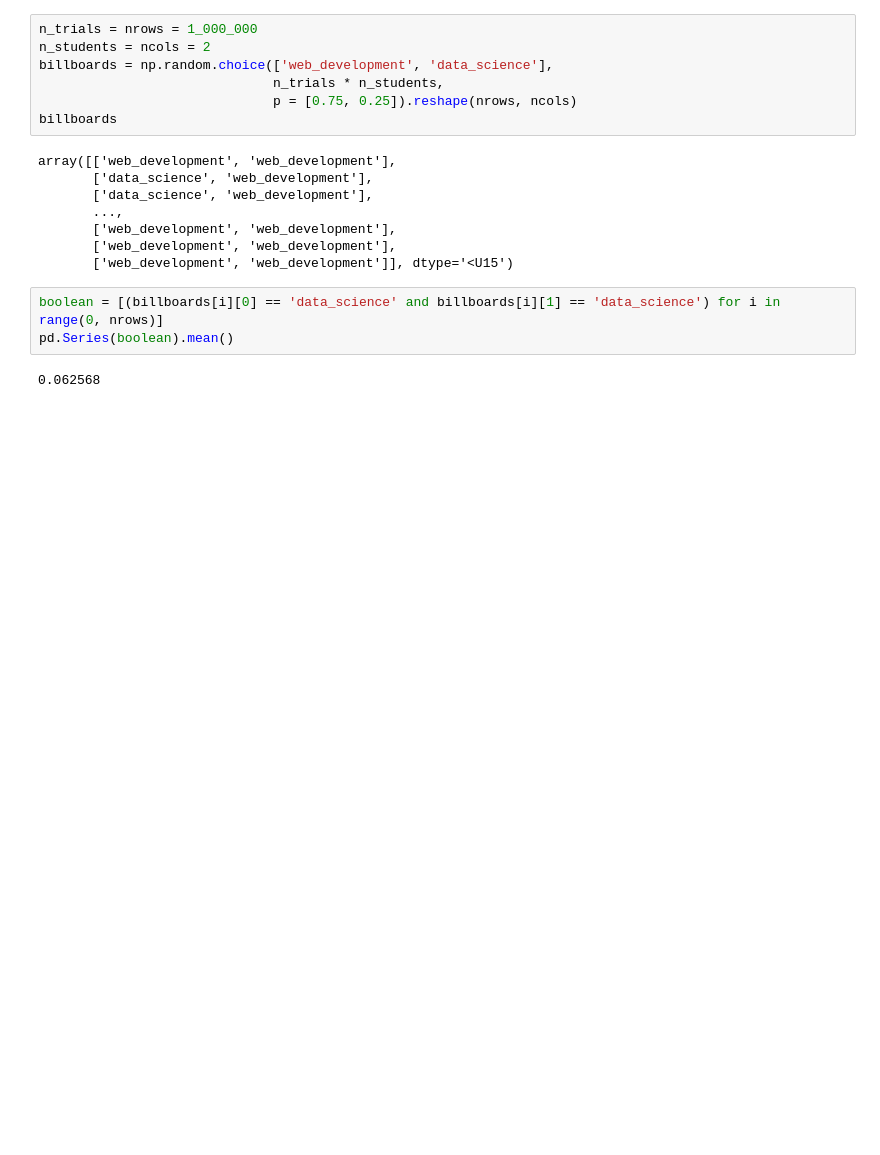
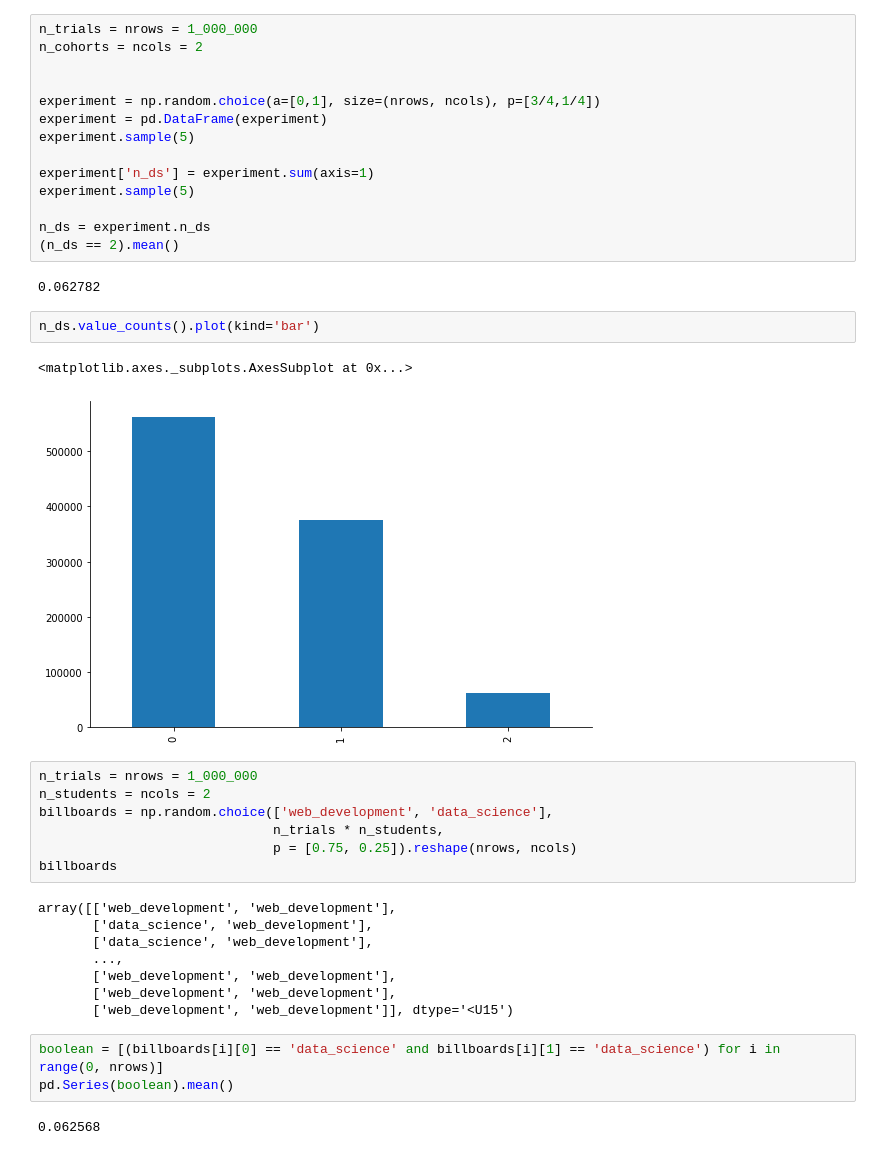
Before and after one commit to Yongliang-Shi/statistics-exercises, a Jupyter notebook: simulation.ipynb, the cells around one changed output. Cells and saved outputs as stored; diff of their text form; blank space fills up the shorter version.

```diff
--- a/simulation.ipynb
+++ b/simulation.ipynb
@@ -61,3 +147,24 @@ pd.Series(boolean_more_3_heads).mean()
+# %%
+n_trials = nrows = 1_000_000
+n_cohorts = ncols = 2
+
+
+experiment = np.random.choice(a=[0,1], size=(nrows, ncols), p=[3/4,1/4])
+experiment = pd.DataFrame(experiment)
+experiment.sample(5)
+
+experiment['n_ds'] = experiment.sum(axis=1)
+experiment.sample(5)
+
+n_ds = experiment.n_ds
+(n_ds == 2).mean()
+# %% [output]
+0.062782
+# %%
+n_ds.value_counts().plot(kind='bar')
+# %% [output]
+<matplotlib.axes._subplots.AxesSubplot at 0x...>
+[figure, added]
 # %%
 n_trials = nrows = 1_000_000
 n_students = ncols = 2
```
Also changed, not shown: parts of 49 cells of this notebook.
